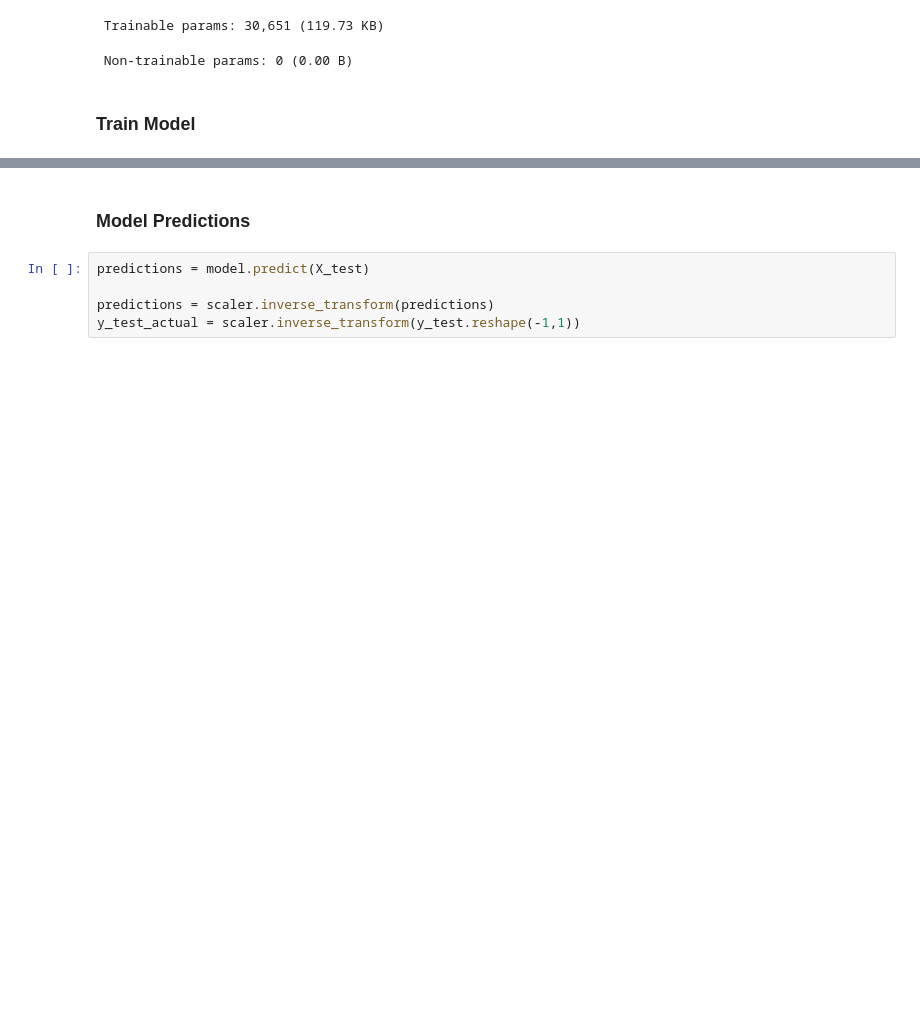
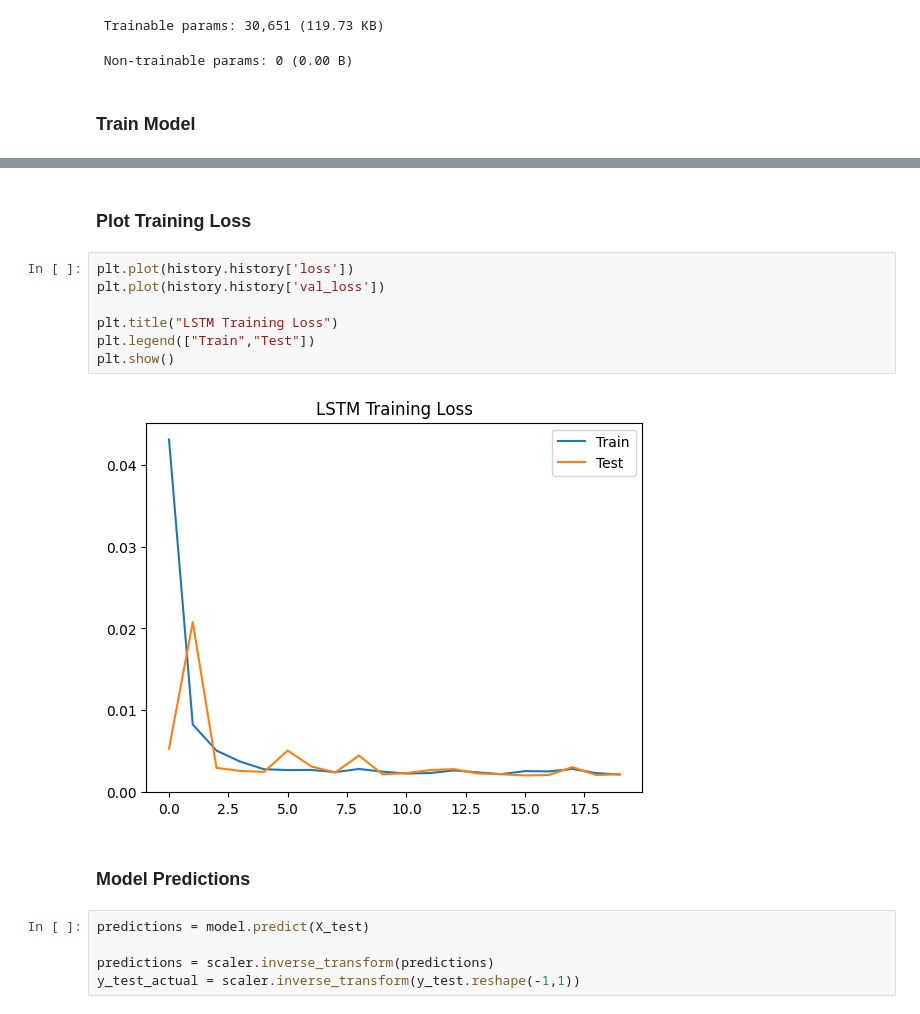
Before and after one commit to venkat0019/Timeseries-modelling, a Jupyter notebook: timeseries.ipynb, the cells around one changed output, grey strips where cells are left out. Saved outputs shown, nothing was run; the diff lists cells and outputs as text; blank space fills up the shorter version.

```diff
--- a/timeseries.ipynb
+++ b/timeseries.ipynb
@@ -414,3 +417,14 @@ Epoch 20/20
+# %% [markdown]
+### Plot Training Loss
+# %%
+plt.plot(history.history['loss'])
+plt.plot(history.history['val_loss'])
+
+plt.title("LSTM Training Loss")
+plt.legend(["Train","Test"])
+plt.show()
+# %% [output]
+[figure, added]
 # %% [markdown]
 ### Model Predictions
 # %%
```
Also changed, not shown: parts of 12 cells of this notebook.
